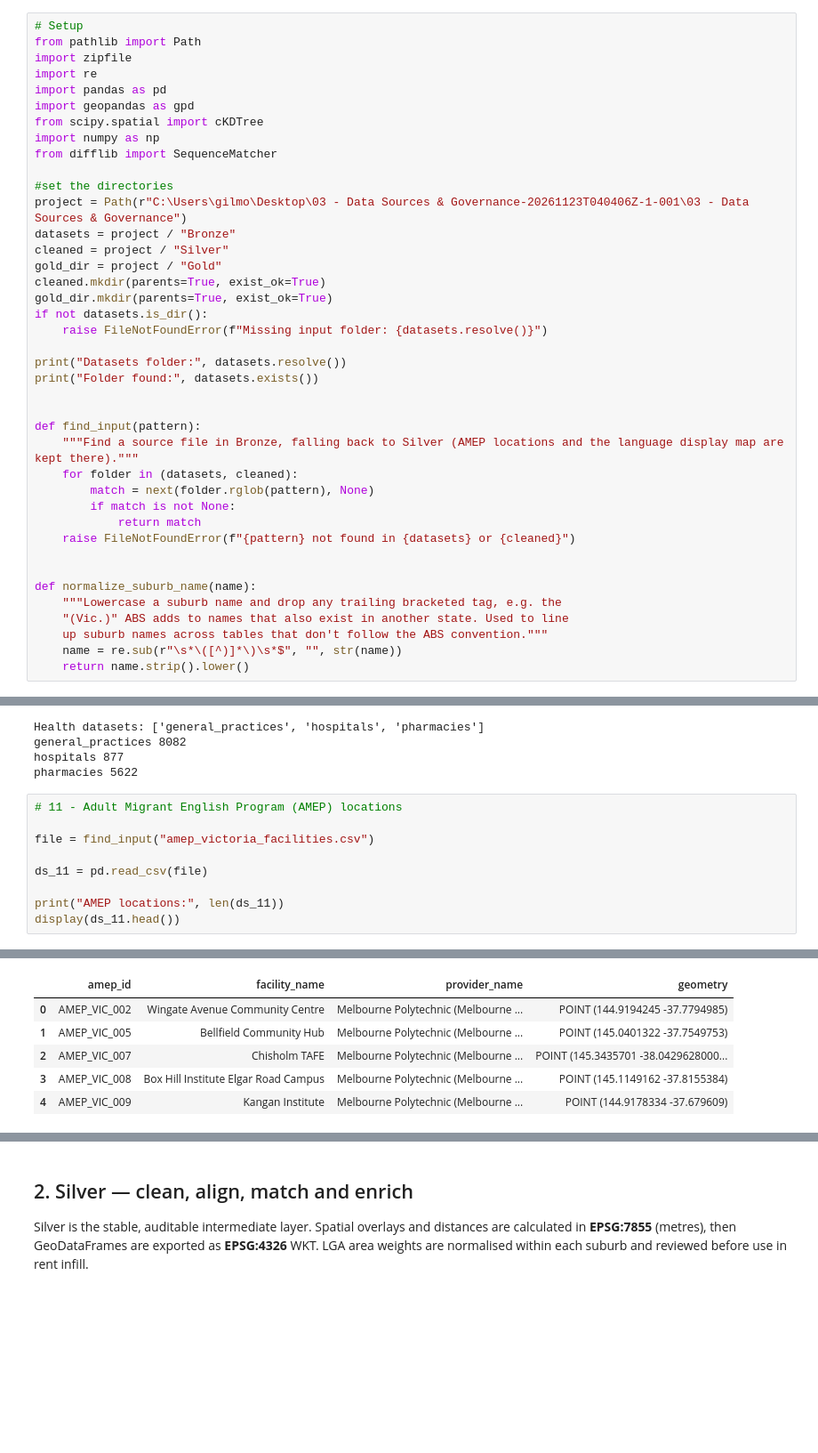
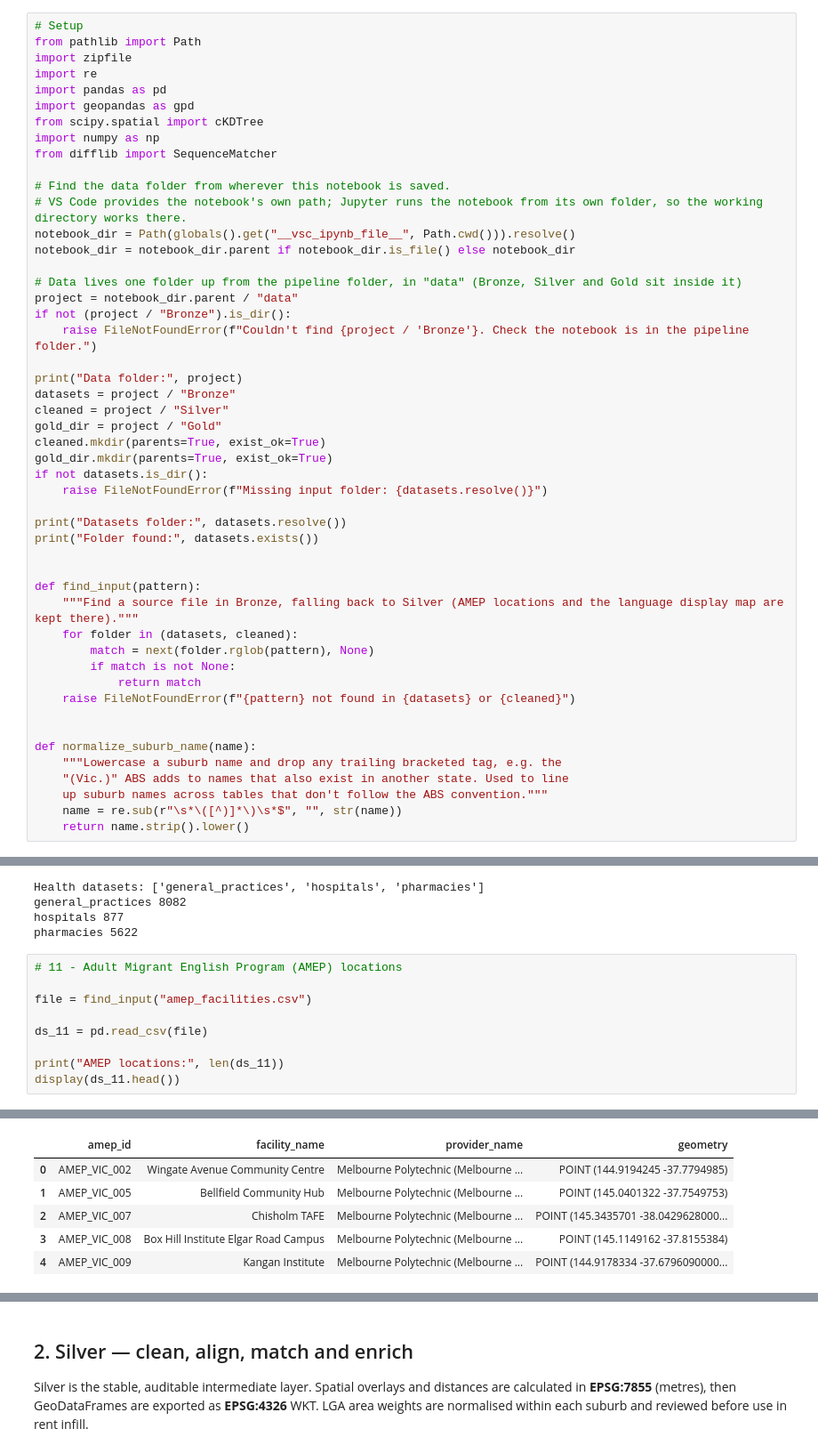
Before and after one commit to team-c-new-roots/new-roots, a Jupyter notebook: pipeline/Scripts/New_Roots_Data_Pipeline.ipynb, the cells around one changed output, grey strips where cells are left out. Shown at 89% size. Cells and saved outputs as stored; diff of their text form; blank space fills up the shorter version.

```diff
--- a/pipeline/Scripts/New_Roots_Data_Pipeline.ipynb
+++ b/pipeline/Scripts/New_Roots_Data_Pipeline.ipynb
@@ -26,8 +26,17 @@ from scipy.spatial import cKDTree
 import numpy as np
 from difflib import SequenceMatcher
 
-#set the directories
-project = Path(r"C:\Users\gilmo\Desktop\03 - Data Sources & Governance-20261123T040406Z-1-001\03 - Data Sources & Governance")
+# Find the data folder from wherever this notebook is saved.
+# VS Code provides the notebook's own path; Jupyter runs the notebook from its own folder, so the working directory works there.
+notebook_dir = Path(globals().get("__vsc_ipynb_file__", Path.cwd())).resolve()
+notebook_dir = notebook_dir.parent if notebook_dir.is_file() else notebook_dir
+
+# Data lives one folder up from the pipeline folder, in "data" (Bronze, Silver and Gold sit inside it)
+project = notebook_dir.parent / "data"
+if not (project / "Bronze").is_dir():
+    raise FileNotFoundError(f"Couldn't find {project / 'Bronze'}. Check the notebook is in the pipeline folder.")
+
+print("Data folder:", project)
 datasets = project / "Bronze"
 cleaned = project / "Silver"
 gold_dir = project / "Gold"
@@ -210,17 +220,17 @@ pharmacies 5622
 # %%
 # 11 - Adult Migrant English Program (AMEP) locations
 
-file = find_input("amep_victoria_facilities.csv")
+file = find_input("amep_facilities.csv")
 
 ds_11 = pd.read_csv(file)
 
 print("AMEP locations:", len(ds_11))
 display(ds_11.head())
 # %% [output]
 AMEP locations: 126
 |  | amep_id | facility_name | provider_name | geometry |
 | 0 | AMEP_VIC_002 | Wingate Avenue Community Centre | Melbourne Polytechnic (Melbourne ... | POINT (144.9194245 -37.7794985) |
 | 1 | AMEP_VIC_005 | Bellfield Community Hub | Melbourne Polytechnic (Melbourne ... | POINT (145.0401322 -37.7549753) |
 | 2 | AMEP_VIC_007 | Chisholm TAFE | Melbourne Polytechnic (Melbourne ... | POINT (145.3435701 -38.0429628000... |
 | 3 | AMEP_VIC_008 | Box Hill Institute Elgar Road Campus | Melbourne Polytechnic (Melbourne ... | POINT (145.1149162 -37.8155384) |
-| 4 | AMEP_VIC_009 | Kangan Institute | Melbourne Polytechnic (Melbourne ... | POINT (144.9178334 -37.679609) |
+| 4 | AMEP_VIC_009 | Kangan Institute | Melbourne Polytechnic (Melbourne ... | POINT (144.9178334 -37.6796090000... |
```
Also changed, not shown: parts of 9 cells of this notebook, 1 other file.
